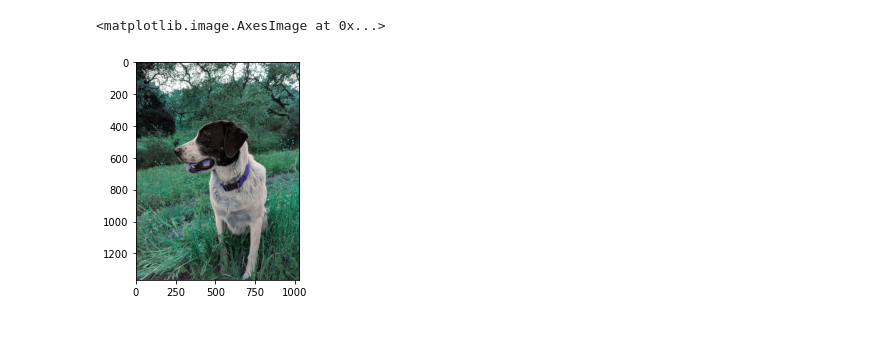
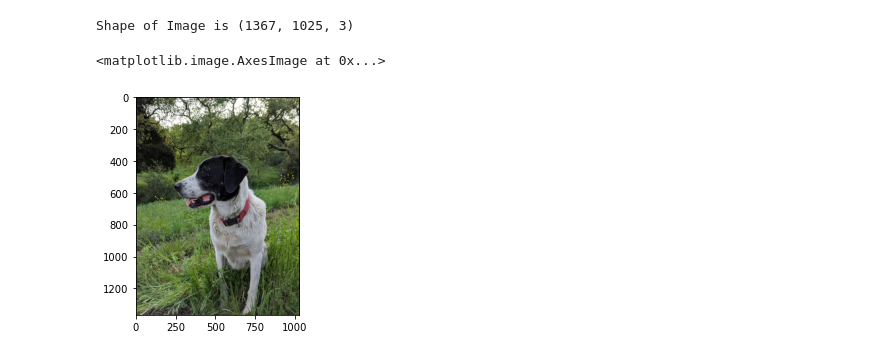
Before and after one commit to PrathameshDeshpande/OpenCV_Practice, a Jupyter notebook: Template_Matching.ipynb, the cells around one changed output. Saved outputs shown, nothing was run; the diff lists cells and outputs as text; code cells hidden in the pictures.

```diff
--- a/Template_Matching.ipynb
+++ b/Template_Matching.ipynb
@@ -3,8 +3,10 @@ import cv2
 import numpy as np
 import matplotlib.pyplot as plt
 # %%
-img = cv2.imread("Bruno.jpg")
+img = cv2.cvtColor(cv2.imread("Bruno.jpg"),cv2.COLOR_BGR2RGB)
+print("Shape of Image is {}".format(img.shape))
 plt.imshow(img)
 # %% [output]
-<matplotlib.image.AxesImage at 0x...>
+Shape of Image is (1367, 1025, 3)
+<matplotlib.image.AxesImage at 0x...>
-[figure, old version]
+[figure, new version]
```
Also changed, not shown: parts of 2 cells of this notebook.
